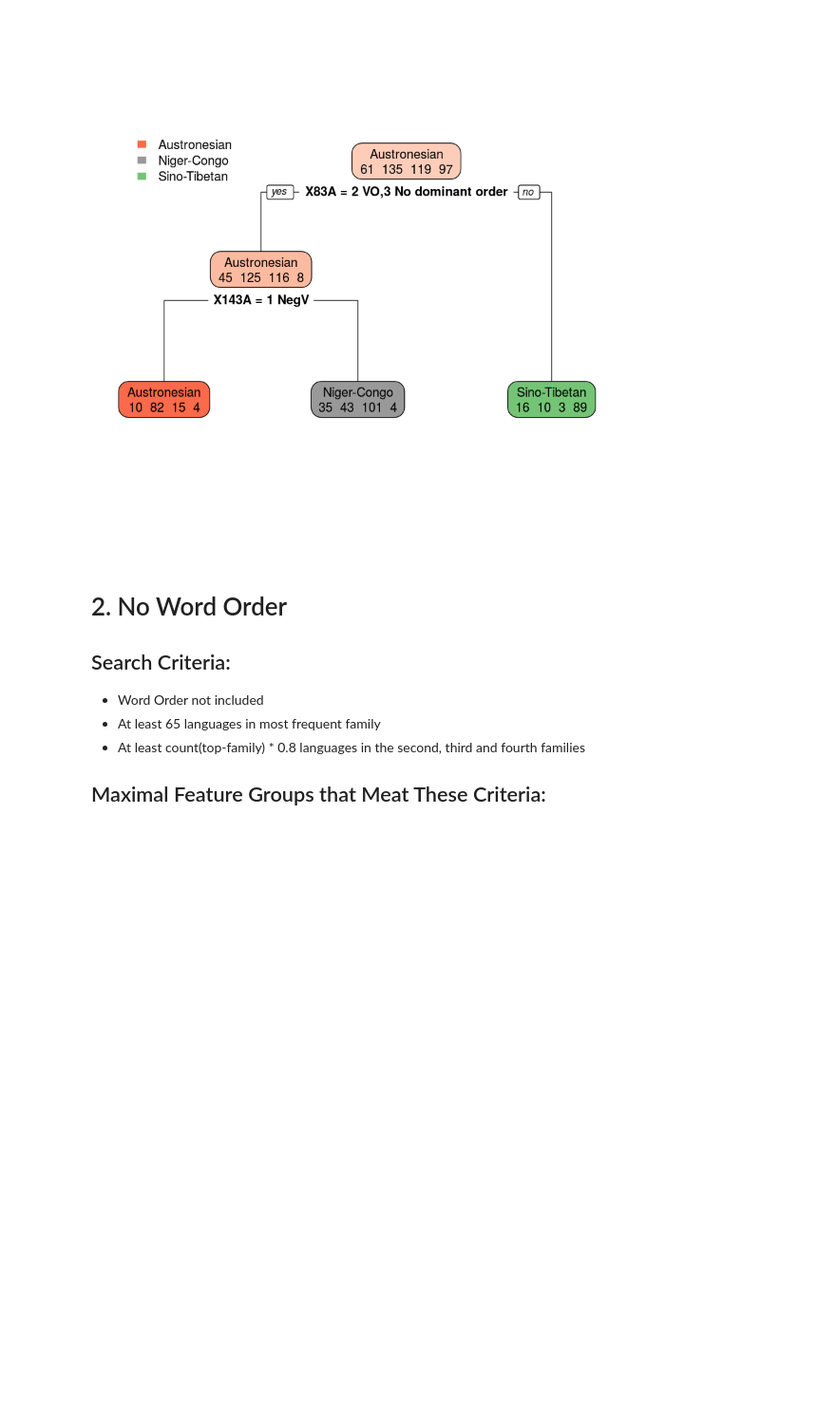
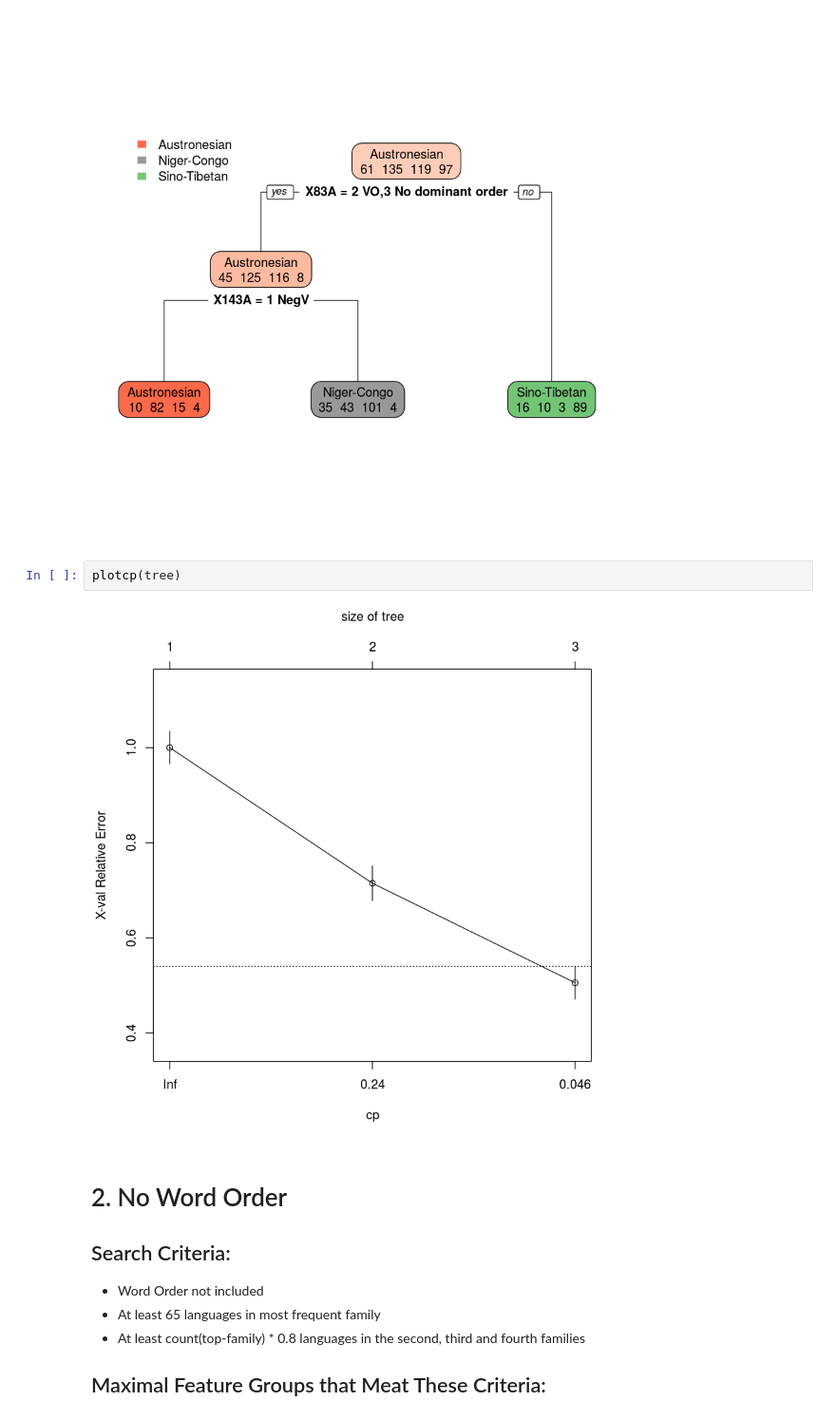
Before and after one commit to ilay32/wals-project, a Jupyter notebook: families-decision-trees.ipynb, the cells around one changed output. Shown: that part at 95% size. Saved outputs shown, nothing was run; the diff lists cells and outputs as text; blank space fills up the shorter version.

```diff
--- a/families-decision-trees.ipynb
+++ b/families-decision-trees.ipynb
@@ -79,6 +87,10 @@ tree <- exampletree(c('Austronesian','Niger-Congo','Sino-Tibetan','Afro-Asiatic'
 rpart.plot(tree,extra = 1)
 # %% [output]
 [figure]
+# %%
+plotcp(tree)
+# %% [output]
+[figure, added]
 # %% [markdown]
 # 2. No Word Order
 
```
Also changed, not shown: parts of 7 cells of this notebook.
